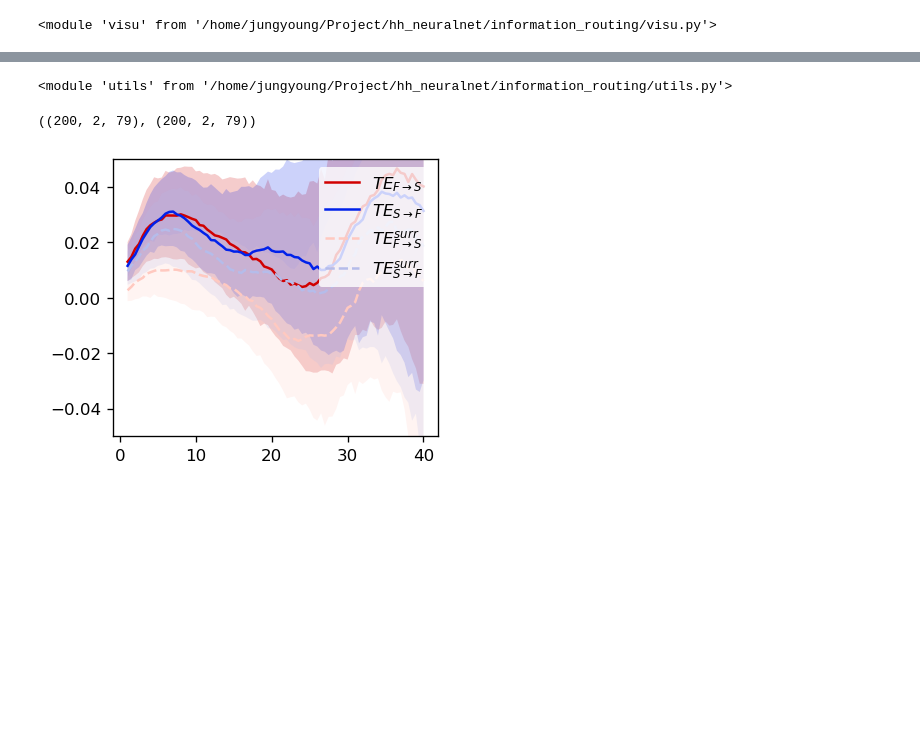
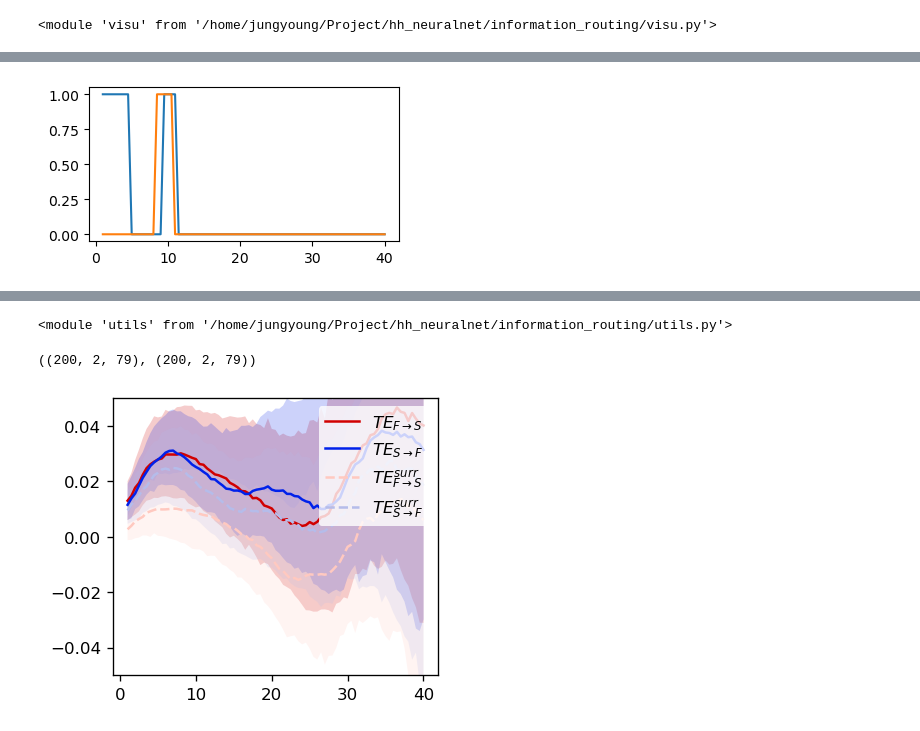
Before and after one commit to jyKim-97/hh_neuralnet, a Jupyter notebook: information_routing/te_result3.ipynb, the cells around one changed output, grey strips where cells are left out. Saved outputs shown, nothing was run; the diff lists cells and outputs as text; code cells hidden in the pictures; blank space fills up the shorter version.

```diff
--- a/information_routing/te_result3.ipynb
+++ b/information_routing/te_result3.ipynb
@@ -86,0 +47,8 @@ visu.draw_cfc_indicator(1, yl)
+# %%
+harr = stats.te_stat_test(te_data, method="conf", alpha=0.05)
+
+plt.figure(figsize=(4, 2))
+plt.plot(te_data["tlag"], harr.T)
+plt.show()
+# %% [output]
+[figure, added]
```
Also changed, not shown: parts of 90 cells of this notebook, 3 other files.
